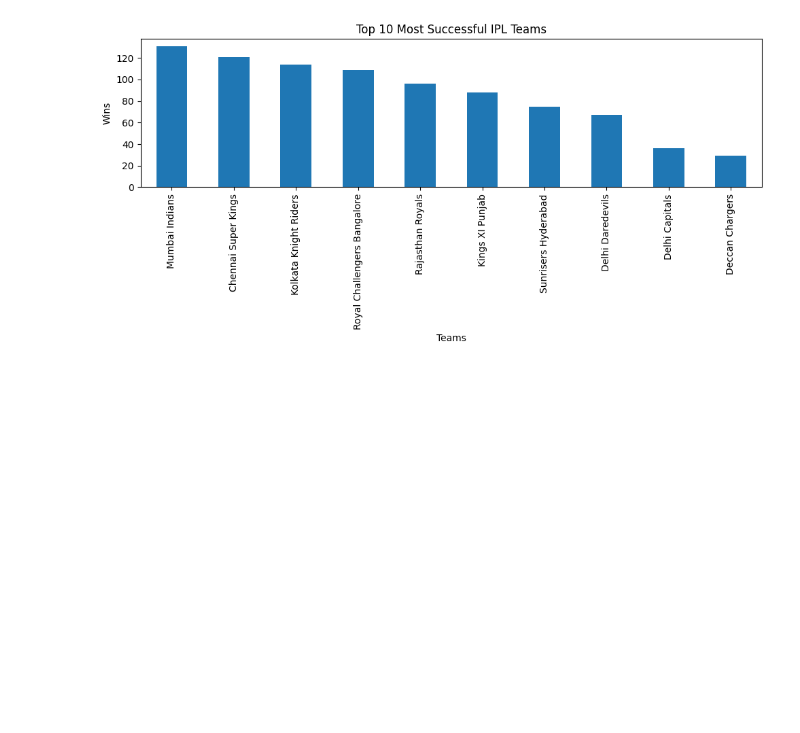
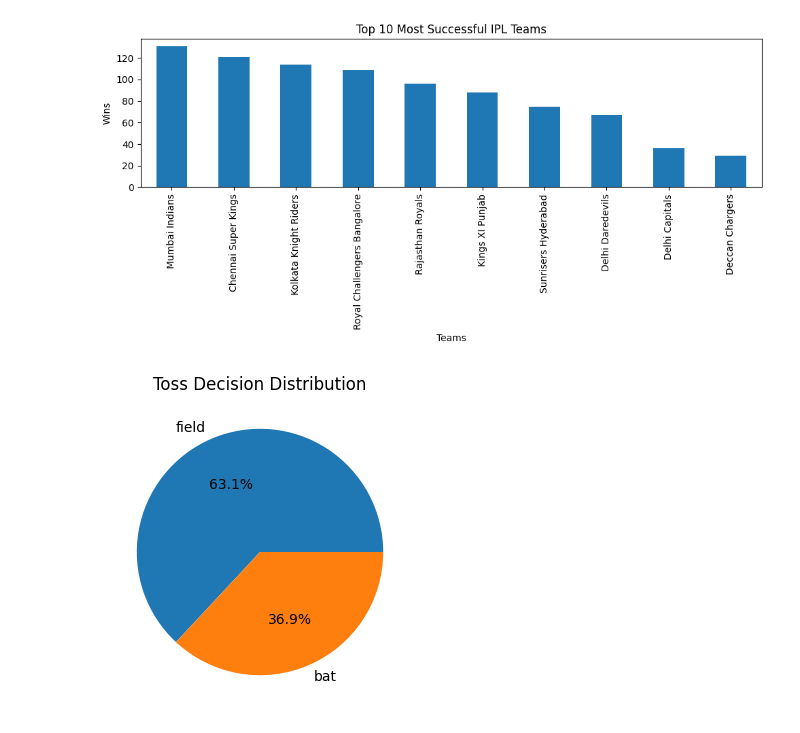
Before and after one commit to ishu-2608/IPL-Analysis, a Jupyter notebook: IPL.ipynb, the cells around one changed output. Drawn from its saved outputs; the diff is of its cells as text; code cells hidden in the pictures; blank space fills up the shorter version.

Commit message:
Added toss decision analysis

```diff
--- a/IPL.ipynb
+++ b/IPL.ipynb
@@ -244,3 +244,17 @@ plt.savefig("top_teams.png")
 plt.show()
 # %% [output]
 [figure]
+# %%
+import matplotlib.pyplot as plt
+
+toss = df["toss_decision"].value_counts()
+
+plt.figure(figsize=(6,4))
+toss.plot(kind="pie", autopct="%1.1f%%")
+plt.title("Toss Decision Distribution")
+plt.ylabel("")
+
+plt.savefig("toss_decision.png")
+plt.show()
+# %% [output]
+[figure, added]
```
Also changed, not shown: 1 other file.
